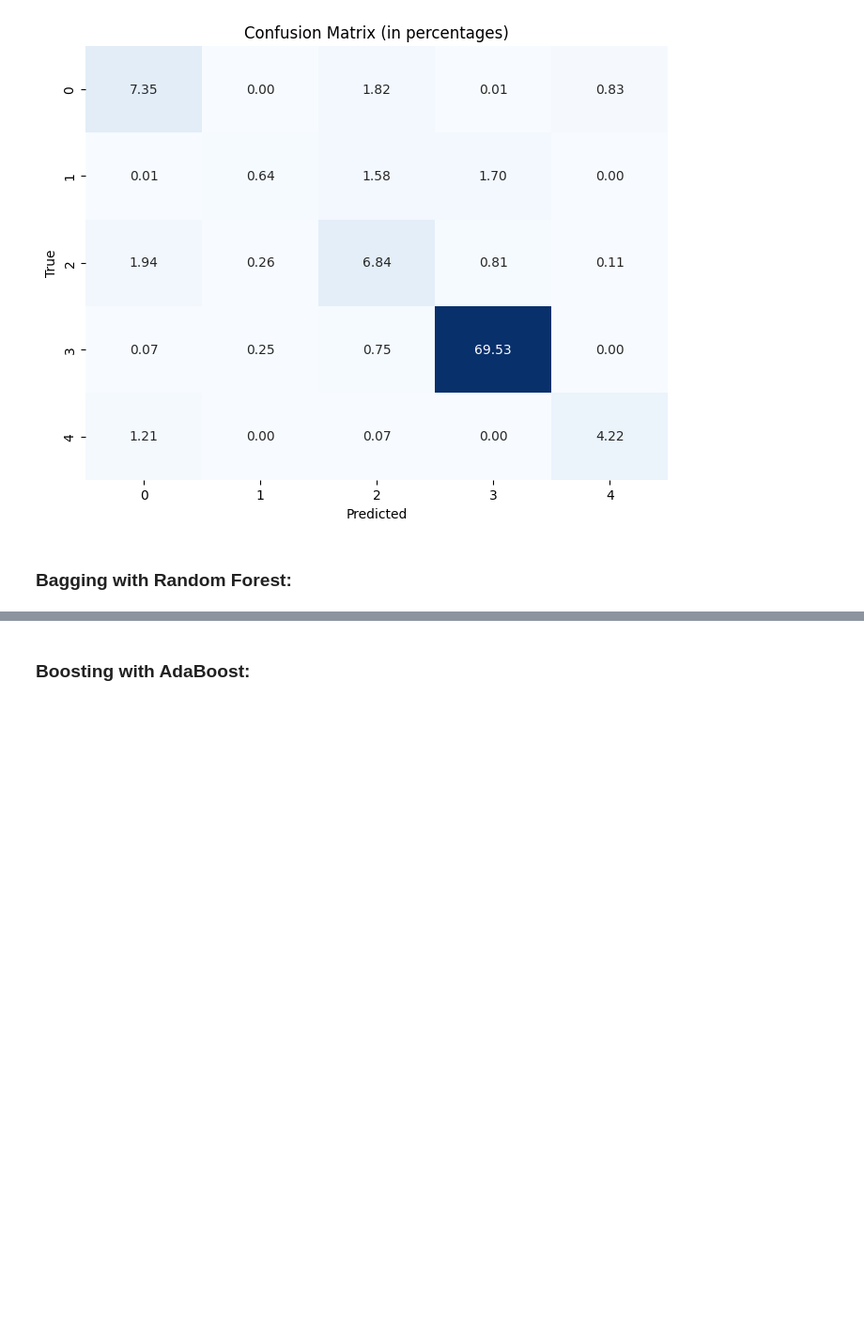
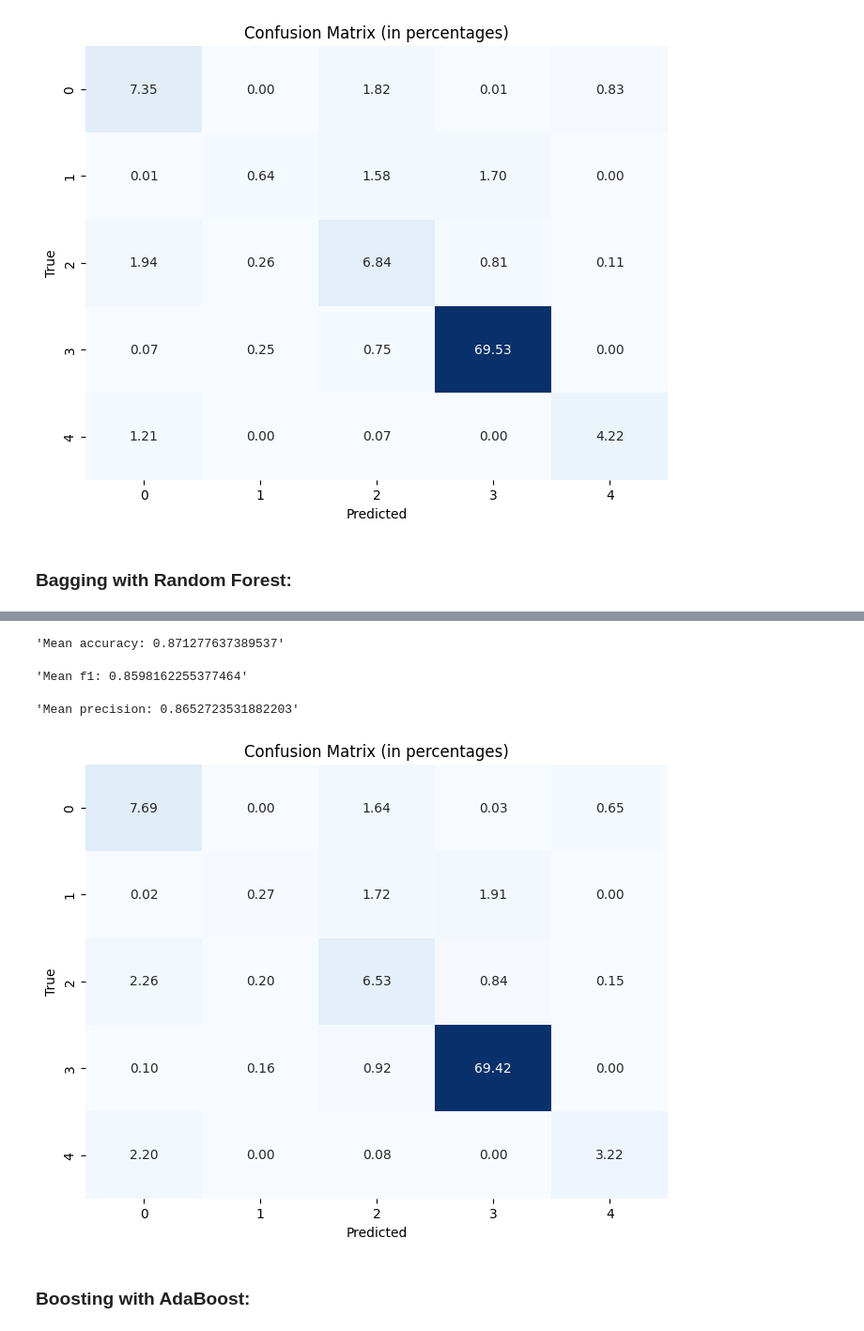
Before and after one commit to SLP25/DAA, a Jupyter notebook: competizione/tpf2.ipynb, the cells around one changed output, grey strips where cells are left out. Shown at 94% size. Cells and saved outputs as stored; diff of their text form; code cells hidden in the pictures; blank space fills up the shorter version.

```diff
--- a/competizione/tpf2.ipynb
+++ b/competizione/tpf2.ipynb
@@ -946,5 +960,10 @@ print("Best Parameters:", best_params)
 # %%
-testAndSubmit(grid_search,'Bagging.csv')
+testAndSubmit(grid_search,'Bagging.csv',scaler=True)
+# %% [output]
+'Mean accuracy: 0.871277637389537'
+'Mean f1: 0.8598162255377464'
+'Mean precision: 0.8652723531882203'
+[figure, added]
 # %% [markdown]
 ### Boosting with AdaBoost:
 # %%
```
Also changed, not shown: parts of 1 cell of this notebook, 1 other file.
